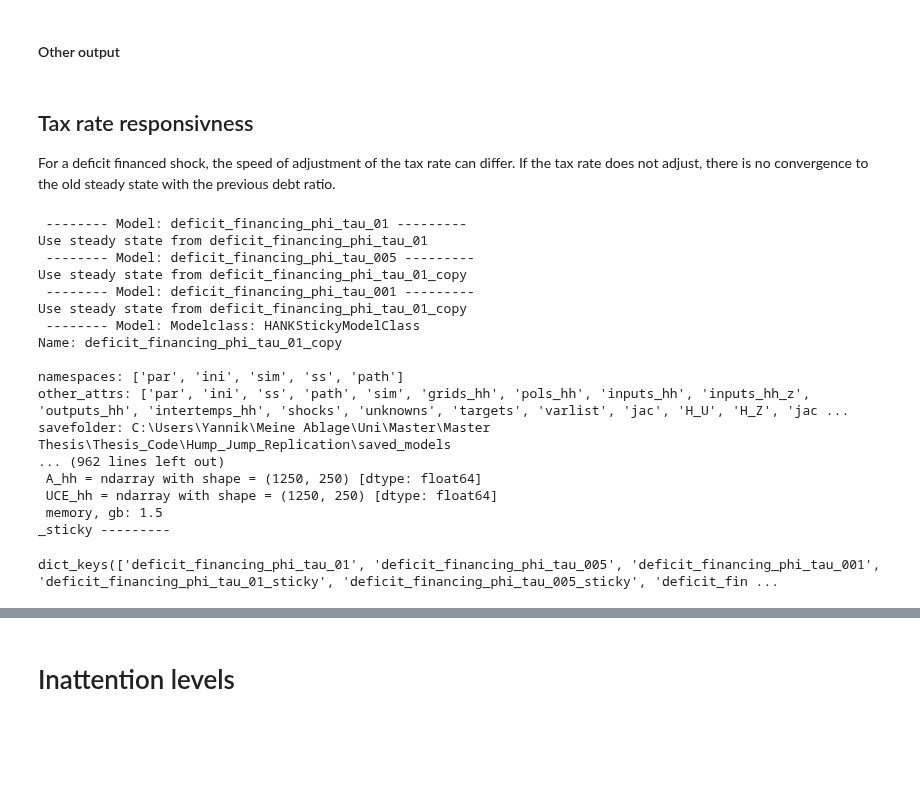
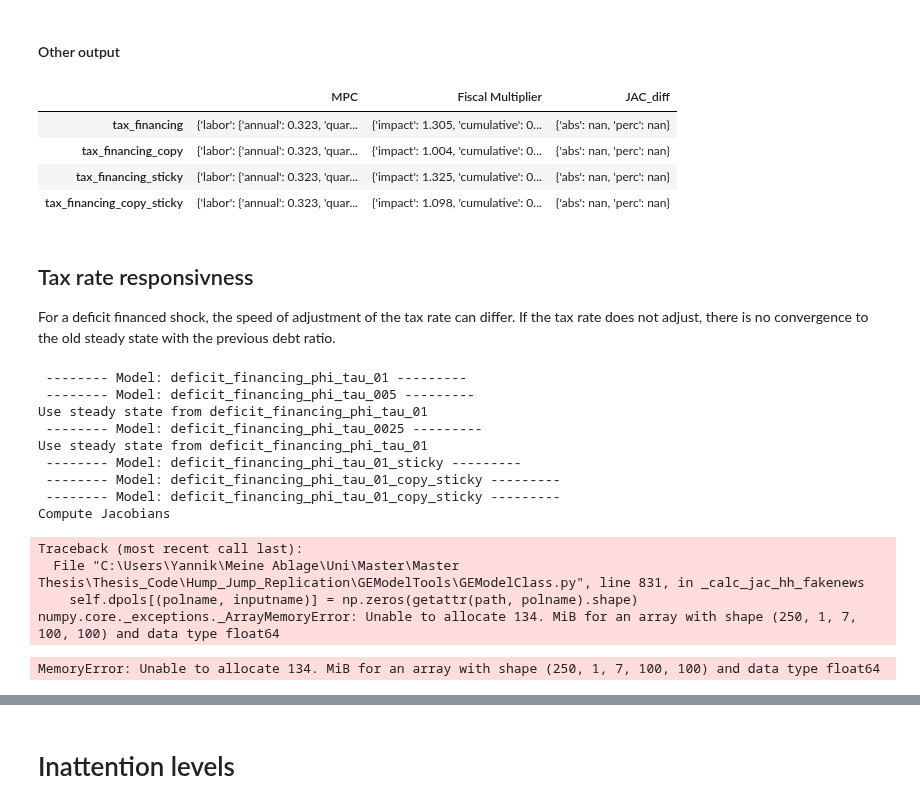
Before and after one commit to YanWin/StickyInformationHANK, a Jupyter notebook: notebooks/FP_Parameter_Sensitivity.ipynb, the cells around one changed output, grey strips where cells are left out. Drawn from its saved outputs; the diff is of its cells as text; code cells hidden in the pictures; blank space fills up the shorter version.

```diff
--- a/notebooks/FP_Parameter_Sensitivity.ipynb
+++ b/notebooks/FP_Parameter_Sensitivity.ipynb
@@ -31,7 +31,7 @@ path_images = os.path.normpath(os.getcwd() + os.sep + os.pardir + os.sep + 'imag
 baseline_inattention = 0.935 # baseline setting for inattention
 
 shock_baseline = {'jump_eg': 0.0001,
-                  'rho_eg': 0.7,
+                  'rho_eg': 0.9,
                   'jump_em': 0.0}
 
 updated_par_base = {**{'inattention': baseline_inattention}, **shock_baseline} # update parameters used for all models
@@ -187,14 +209,15 @@ def get_no_IRF_output(model, result={}):
         'MPC': {},
         'Fiscal Multiplier': {
             'impact': np.nan,
-            'cumulative': np.nan
+            'cumulative': np.nan,
+            'cumulative_T_19': np.nan
         },
         'JAC_diff':{
             'abs': np.nan,
             'perc': np.nan
         }
     }
-    income_types_MPC = ['labor', 'liquid', 'illiquid']
+    income_types_MPC = ['labor', 'tax', 'liquid', 'illiquid']
     for i in income_types_MPC:
         result_emtpy['MPC'][i] = {
                 'annual': np.nan,
@@ -208,6 +231,8 @@ def get_no_IRF_output(model, result={}):
     fmp_impact, fmp_cum = model.calc_FMP()
     result[m]['Fiscal Multiplier']['impact'] = round(fmp_impact, 3)
     result[m]['Fiscal Multiplier']['cumulative'] = round(fmp_cum, 3)
+    _, fmp_cum_T_19 = model.calc_FMP(cum_FMP_max_T=19)
+    result[m]['Fiscal Multiplier']['cumulative_T_19'] = round(fmp_cum_T_19, 3)
 # %% [markdown]
 Things to include:
 1. Different spending types
@@ -276,8 +308,14 @@ models_solved['tax_financing'].compare_IRFs(models_list, labels, paths, lvl_valu
 # %%
 compare_models = ['tax_financing_sticky', 'deficit_financing_sticky', 'mixed_financing_sticky']
 for m in compare_models:
-    get_no_IRF_output(models_solved[m], result=outputs, models_solved=models_solved)
+    get_no_IRF_output(models_solved[m], result=outputs)
 pd.DataFrame.from_dict(outputs).T
+# %% [output]
+|  | MPC | Fiscal Multiplier | JAC_diff |
+| tax_financing | {'labor': {'annual': 0.323, 'quar... | {'impact': 1.305, 'cumulative': 0... | {'abs': nan, 'perc': nan} |
+| tax_financing_copy | {'labor': {'annual': 0.323, 'quar... | {'impact': 1.004, 'cumulative': 0... | {'abs': nan, 'perc': nan} |
+| tax_financing_sticky | {'labor': {'annual': 0.323, 'quar... | {'impact': 1.325, 'cumulative': 0... | {'abs': nan, 'perc': nan} |
+| tax_financing_copy_sticky | {'labor': {'annual': 0.323, 'quar... | {'impact': 1.098, 'cumulative': 0... | {'abs': nan, 'perc': nan} |
 # %%
 # reset dictionaries to save memory
 models = {}
@@ -312,26 +350,21 @@ for m in compare_models_no_sticky:
     models_solved[m_sticky] = HANKStickyAnalyticsClass.get_sticky_IRFs(models_solved[m], inattention=baseline_inattention)
 # %% [output]
  -------- Model: deficit_financing_phi_tau_01 ---------
+ -------- Model: deficit_financing_phi_tau_005 ---------
 Use steady state from deficit_financing_phi_tau_01
- -------- Model: deficit_financing_phi_tau_005 ---------
-Use steady state from deficit_financing_phi_tau_01_copy
- -------- Model: deficit_financing_phi_tau_001 ---------
-Use steady state from deficit_financing_phi_tau_01_copy
- -------- Model: Modelclass: HANKStickyModelClass
-Name: deficit_financing_phi_tau_01_copy
-
-namespaces: ['par', 'ini', 'sim', 'ss', 'path']
-other_attrs: ['par', 'ini', 'ss', 'path', 'sim', 'grids_hh', 'pols_hh', 'inputs_hh', 'inputs_hh_z', 'outputs_hh', 'intertemps_hh', 'shocks', 'unknowns', 'targets', 'varlist', 'jac', 'H_U', 'H_Z', 'jac ...
-savefolder: C:\Users\Yannik\Meine Ablage\Uni\Master\Master Thesis\Thesis_Code\Hump_Jump_Replication\saved_models
-... (962 lines left out)
- A_hh = ndarray with shape = (1250, 250) [dtype: float64]
- UCE_hh = ndarray with shape = (1250, 250) [dtype: float64]
- memory, gb: 1.5
-_sticky ---------
+ -------- Model: deficit_financing_phi_tau_0025 ---------
+Use steady state from deficit_financing_phi_tau_01
+ -------- Model: deficit_financing_phi_tau_01_sticky ---------
+ -------- Model: deficit_financing_phi_tau_01_copy_sticky ---------
+ -------- Model: deficit_financing_phi_tau_01_copy_sticky ---------
+Compute Jacobians
+Traceback (most recent call last):
+  File "C:\Users\Yannik\Meine Ablage\Uni\Master\Master Thesis\Thesis_Code\Hump_Jump_Replication\GEModelTools\GEModelClass.py", line 831, in _calc_jac_hh_fakenews
+    self.dpols[(polname, inputname)] = np.zeros(getattr(path, polname).shape)
+numpy.core._exceptions._ArrayMemoryError: Unable to allocate 134. MiB for an array with shape (250, 1, 7, 100, 100) and data type float64
+MemoryError: Unable to allocate 134. MiB for an array with shape (250, 1, 7, 100, 100) and data type float64
 # %%
 models_solved.keys()
-# %% [output]
-dict_keys(['deficit_financing_phi_tau_01', 'deficit_financing_phi_tau_005', 'deficit_financing_phi_tau_001', 'deficit_financing_phi_tau_01_sticky', 'deficit_financing_phi_tau_005_sticky', 'deficit_fin ...
 # %%
 compare_models = ['deficit_financing_phi_tau_01_sticky', 'deficit_financing_phi_tau_005_sticky', 'deficit_financing_phi_tau_0025']
 labels = [f'$\phi_G = 0, \\theta = {baseline_inattention}, \\tau_G = 0.1,$', f'$\phi_G = 0, \\theta = {baseline_inattention}$\\tau_G = 0.05', f'$\phi_G = 0, \\theta = {baseline_inattention}$\\tau_G = 0.025']
```
Also changed, not shown: parts of 10 cells of this notebook, 6 other files.
